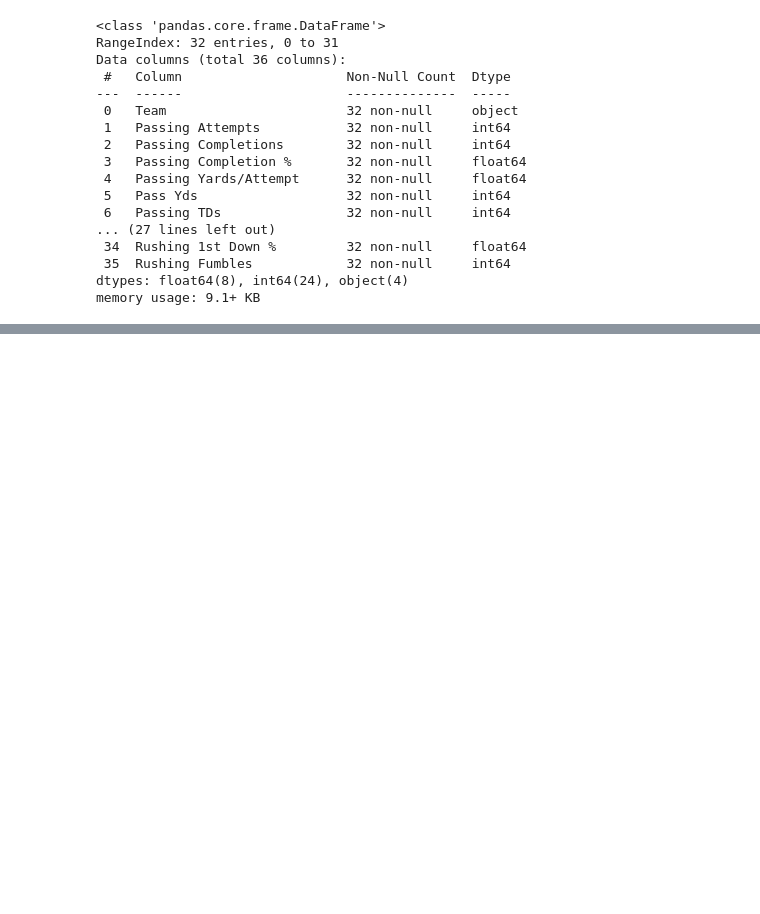
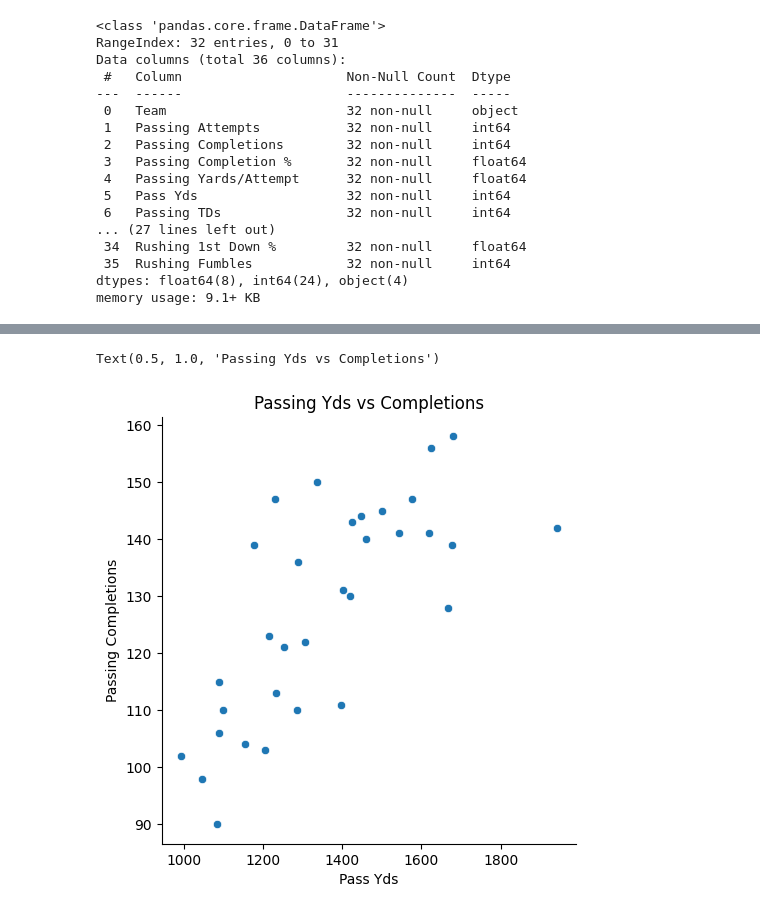
Before and after one commit to afitzer/eda_reference, a Jupyter notebook: nfl-analysis.ipynb, the cells around one changed output, grey strips where cells are left out. Cells and saved outputs as stored; diff of their text form; code cells hidden in the pictures; blank space fills up the shorter version.

```diff
--- a/nfl-analysis.ipynb
+++ b/nfl-analysis.ipynb
@@ -55,0 +56,6 @@ sns.histplot(df['Passing Yards/Attempt'],ax=ax[1])
+# %%
+sns.relplot(data=df, x='Pass Yds', y='Passing Completions')
+plt.title('Passing Yds vs Completions')
+# %% [output]
+Text(0.5, 1.0, 'Passing Yds vs Completions')
+[figure, added]
```
Also changed, not shown: parts of 4 cells of this notebook, 3 other files.
